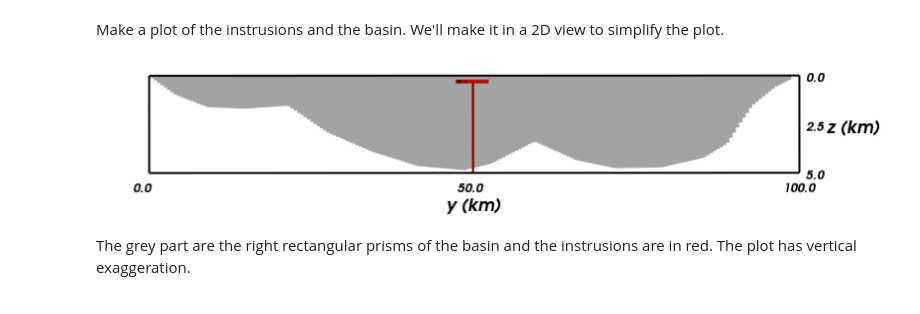
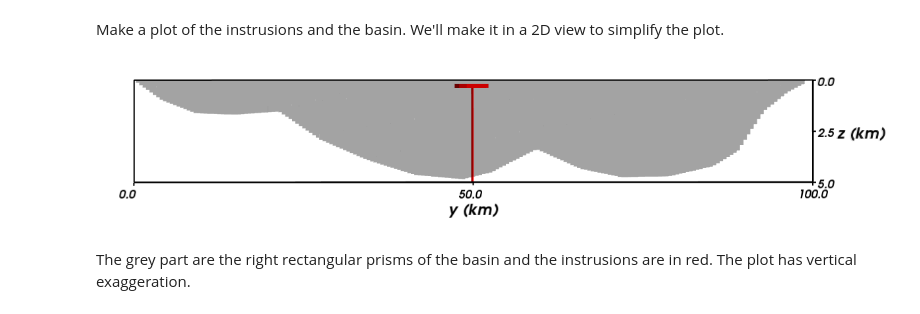
Before and after one commit to pinga-lab/Total-magnetization-of-spherical-bodies, a Jupyter notebook: notebooks/suppl_tests/complex/complex_test.ipynb, the cells around one changed output. Saved outputs shown, nothing was run; the diff lists cells and outputs as text; code cells hidden in the pictures.

```diff
--- a/notebooks/suppl_tests/complex/complex_test.ipynb
+++ b/notebooks/suppl_tests/complex/complex_test.ipynb
@@ -280,30 +280,31 @@ basin.addprop('magnetization', np.repeat(ang2vec(0.1, inc, dec).reshape((1, 3)),
 Make a plot of the instrusions and the basin. We'll make it in a 2D view to simplify the plot.
 # %%
 bounds = [0, 10000, 0, 100000, 0, 5000]
-#scene = myv.figure(size=(1200, 300))
-scene = myv.figure(size=(800, 200))
+scene = myv.figure(size=(1200, 300))
+#scene = myv.figure(size=(800, 200))
 scale = (1, 1, 3) # Use vertical exaggeration to fit everything into the plot
 myv.polyprisms(intrusions, color=(1, 0, 0), edges=False, scale=scale)
 myv.prisms(basin, edges=False, color=(0, 0, 0), opacity=0.2, scale=scale)
 ax = myv.axes(myv.outline(extent=bounds, scale=scale), ranges=[b*0.001 for b in bounds], nlabels=3, fmt='%.1f')
 #ax.axes.x_label, ax.axes.y_label, ax.axes.z_label = 'x (km)', 'y (km)', 'z (km)'
 ax.axes.y_label, ax.axes.z_label = 'y (km)', 'z (km)'
 ax.axes.y_axis_visibility = False
-ax.axes.font_factor = 1.6
+ax.axes.font_factor = 1.4
 scene.scene.parallel_projection = True
-scene.scene.camera.position = [-672251.29718383949, 52708.128112286133, 9709.4880680636288]
-scene.scene.camera.focal_point = [0.0, 52708.128112286133, 9709.4880680636288]
+scene.scene.camera.position = [-672251.29718383914, 52708.128112285965, 9709.4880680636288]
+scene.scene.camera.focal_point = [1.1641532182693481e-09, 52708.128112285965, 9709.4880680636288]
 scene.scene.camera.view_angle = 19.2
 scene.scene.camera.view_up = [0.0, 0.00039939137299323078, -0.99999992024326245]
 scene.scene.camera.clipping_range = [466528.78421200113, 932835.06664159708]
 scene.scene.camera.compute_view_plane_normal()
-scene.scene.camera.zoom(7.5*1.25)
+#scene.scene.camera.zoom(7.5*1.25)
+scene.scene.camera.zoom(8.97)
 scene.scene.render()
 myv.savefig('basin_and_instrusion.png')
 myv.show()
-Image(filename='basin_and_instrusion.png')
+Image(filename='basin_and_instrusion.png', width=1000)
 # %% [output]
-[figure, old version]
+[figure, new version]
 # %% [markdown]
 The grey part are the right rectangular prisms of the basin and the instrusions are in red. The plot has vertical exaggeration.
 # %% [markdown]
```
Also changed, not shown: parts of 2 cells of this notebook, 43 other files.
